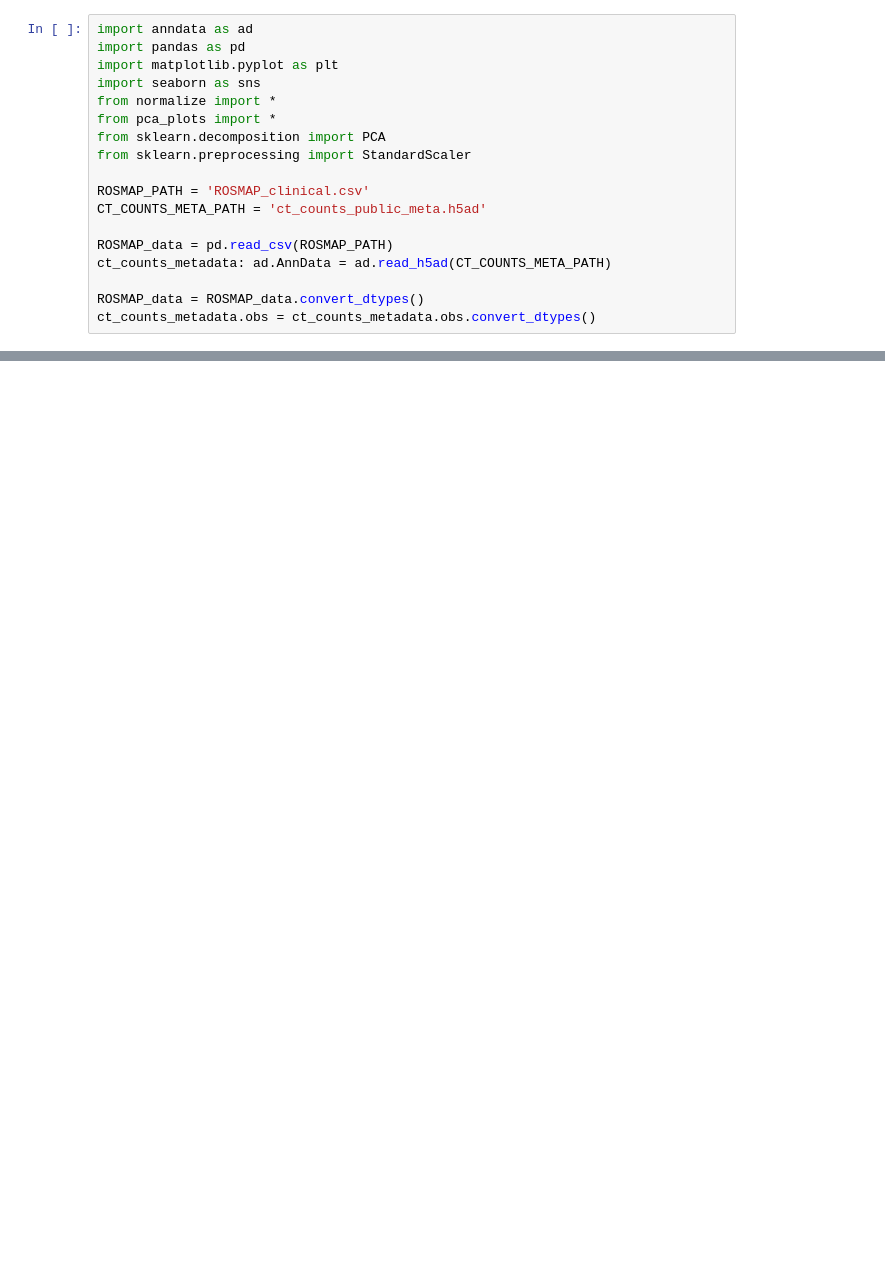
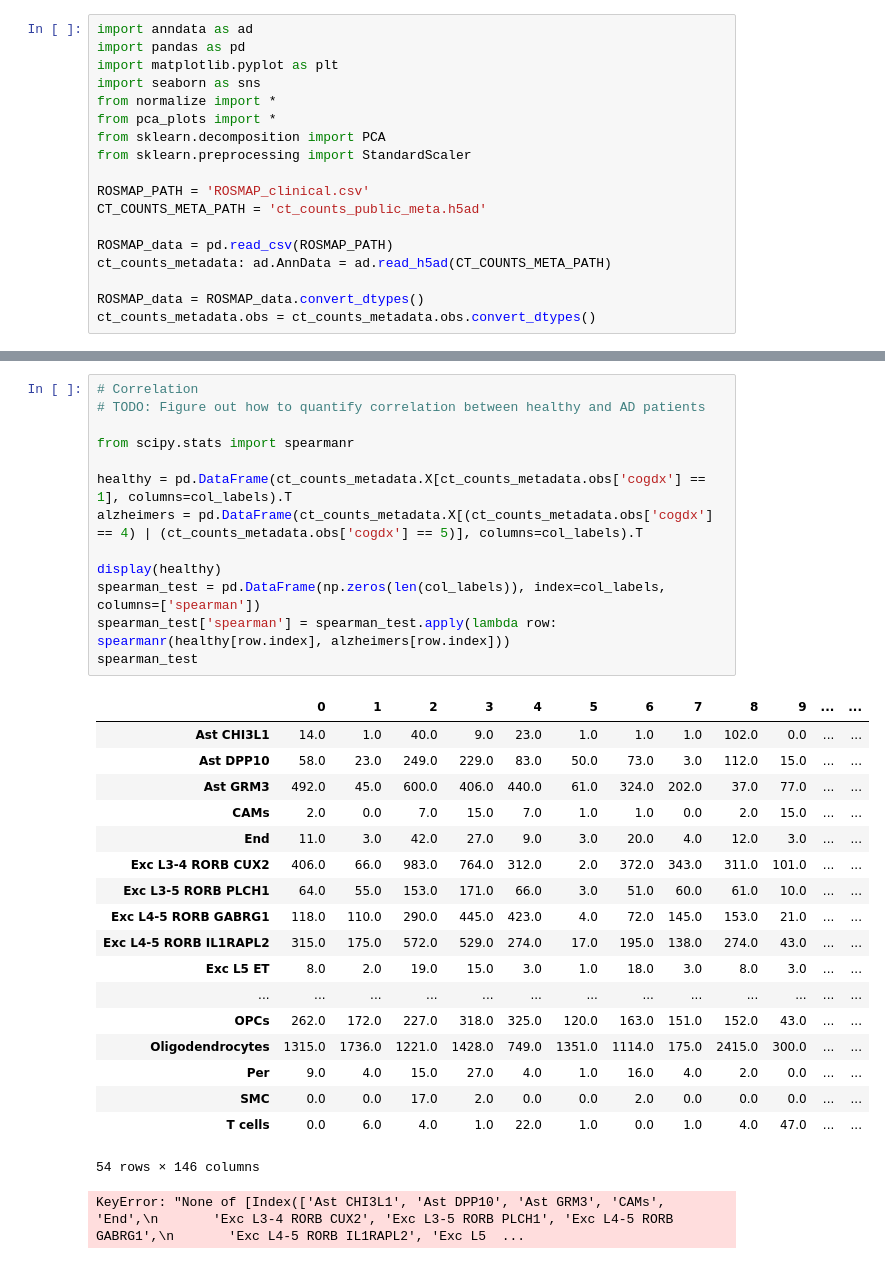
Before and after one commit to LuminousCodeGH/bsc-thesis-scripts, a Jupyter notebook: test_correlation.ipynb, the cells around one changed output, grey strips where cells are left out. Saved outputs shown, nothing was run; the diff lists cells and outputs as text; blank space fills up the shorter version.

```diff
--- a/test_correlation.ipynb
+++ b/test_correlation.ipynb
@@ -54,0 +54,33 @@ WARNING: adata.X seems to be already log-transformed.
+# %%
+# Correlation
+# TODO: Figure out how to quantify correlation between healthy and AD patients
+
+from scipy.stats import spearmanr
+
+healthy = pd.DataFrame(ct_counts_metadata.X[ct_counts_metadata.obs['cogdx'] == 1], columns=col_labels).T
+alzheimers = pd.DataFrame(ct_counts_metadata.X[(ct_counts_metadata.obs['cogdx'] == 4) | (ct_counts_metadata.obs['cogdx'] == 5)], columns=col_labels).T
+
+display(healthy)
+spearman_test = pd.DataFrame(np.zeros(len(col_labels)), index=col_labels, columns=['spearman'])
+spearman_test['spearman'] = spearman_test.apply(lambda row: spearmanr(healthy[row.index], alzheimers[row.index]))
+spearman_test
+# %% [output]
+|  | 0 | 1 | 2 | 3 | 4 | 5 | 6 | 7 | 8 | 9 | ... | ... |
+| Ast CHI3L1 | 14.0 | 1.0 | 40.0 | 9.0 | 23.0 | 1.0 | 1.0 | 1.0 | 102.0 | 0.0 | ... | ... |
+| Ast DPP10 | 58.0 | 23.0 | 249.0 | 229.0 | 83.0 | 50.0 | 73.0 | 3.0 | 112.0 | 15.0 | ... | ... |
+| Ast GRM3 | 492.0 | 45.0 | 600.0 | 406.0 | 440.0 | 61.0 | 324.0 | 202.0 | 37.0 | 77.0 | ... | ... |
+| CAMs | 2.0 | 0.0 | 7.0 | 15.0 | 7.0 | 1.0 | 1.0 | 0.0 | 2.0 | 15.0 | ... | ... |
+| End | 11.0 | 3.0 | 42.0 | 27.0 | 9.0 | 3.0 | 20.0 | 4.0 | 12.0 | 3.0 | ... | ... |
+| Exc L3-4 RORB CUX2 | 406.0 | 66.0 | 983.0 | 764.0 | 312.0 | 2.0 | 372.0 | 343.0 | 311.0 | 101.0 | ... | ... |
+| Exc L3-5 RORB PLCH1 | 64.0 | 55.0 | 153.0 | 171.0 | 66.0 | 3.0 | 51.0 | 60.0 | 61.0 | 10.0 | ... | ... |
+| Exc L4-5 RORB GABRG1 | 118.0 | 110.0 | 290.0 | 445.0 | 423.0 | 4.0 | 72.0 | 145.0 | 153.0 | 21.0 | ... | ... |
+| Exc L4-5 RORB IL1RAPL2 | 315.0 | 175.0 | 572.0 | 529.0 | 274.0 | 17.0 | 195.0 | 138.0 | 274.0 | 43.0 | ... | ... |
+| Exc L5 ET | 8.0 | 2.0 | 19.0 | 15.0 | 3.0 | 1.0 | 18.0 | 3.0 | 8.0 | 3.0 | ... | ... |
+| ... | ... | ... | ... | ... | ... | ... | ... | ... | ... | ... | ... | ... |
+| OPCs | 262.0 | 172.0 | 227.0 | 318.0 | 325.0 | 120.0 | 163.0 | 151.0 | 152.0 | 43.0 | ... | ... |
+| Oligodendrocytes | 1315.0 | 1736.0 | 1221.0 | 1428.0 | 749.0 | 1351.0 | 1114.0 | 175.0 | 2415.0 | 300.0 | ... | ... |
+| Per | 9.0 | 4.0 | 15.0 | 27.0 | 4.0 | 1.0 | 16.0 | 4.0 | 2.0 | 0.0 | ... | ... |
+| SMC | 0.0 | 0.0 | 17.0 | 2.0 | 0.0 | 0.0 | 2.0 | 0.0 | 0.0 | 0.0 | ... | ... |
+| T cells | 0.0 | 6.0 | 4.0 | 1.0 | 22.0 | 1.0 | 0.0 | 1.0 | 4.0 | 47.0 | ... | ... |
+54 rows × 146 columns
+KeyError: "None of [Index(['Ast CHI3L1', 'Ast DPP10', 'Ast GRM3', 'CAMs', 'End',\n       'Exc L3-4 RORB CUX2', 'Exc L3-5 RORB PLCH1', 'Exc L4-5 RORB GABRG1',\n       'Exc L4-5 RORB IL1RAPL2', 'Exc L5  ...
```
Also changed, not shown: parts of 1 cell of this notebook.
